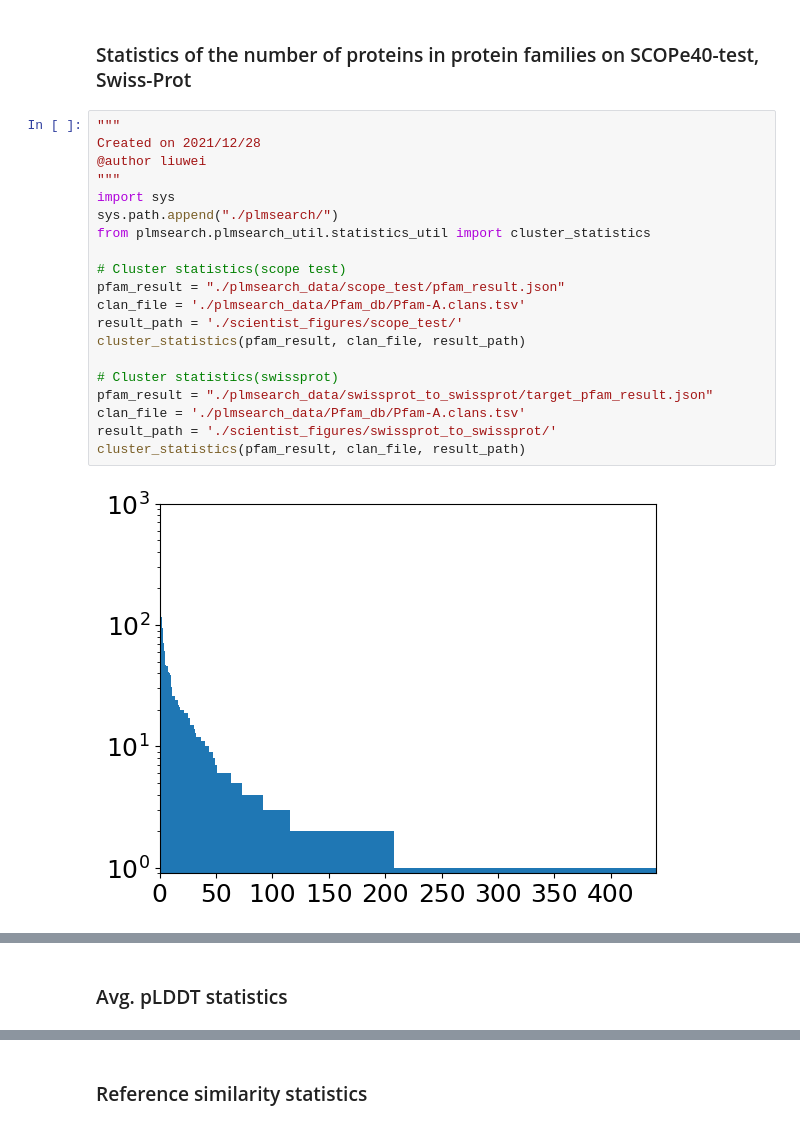
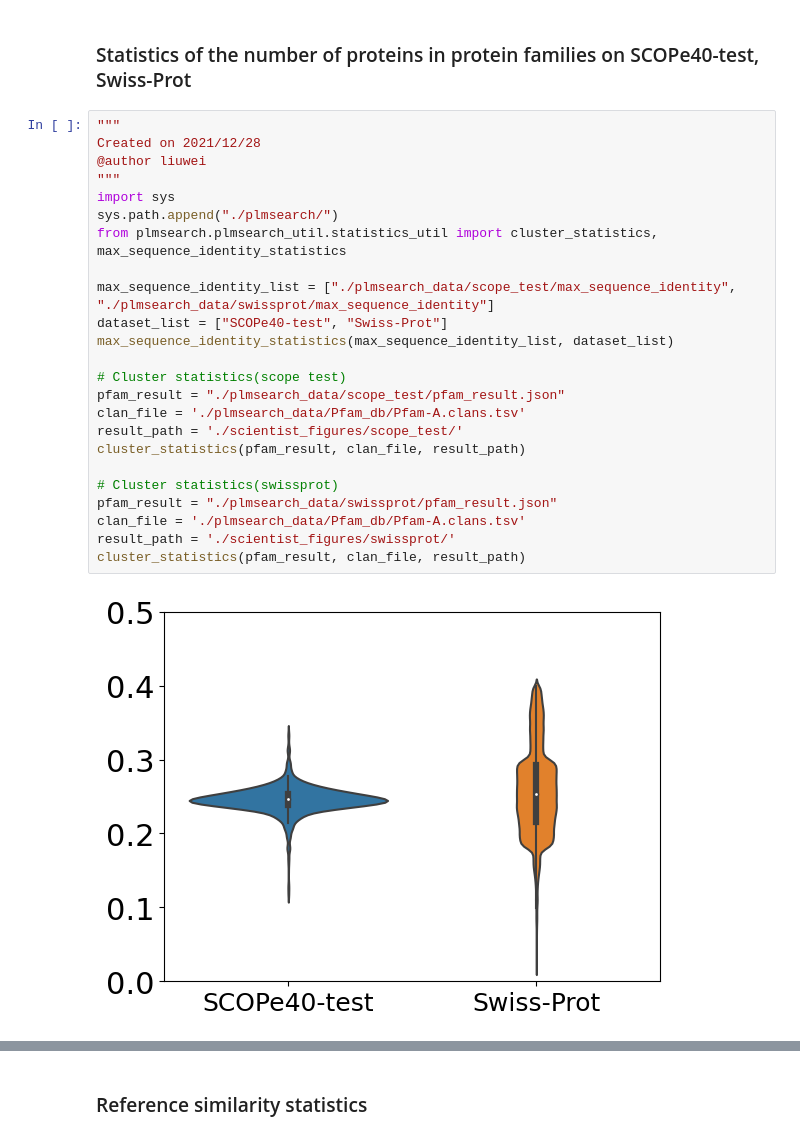
Before and after one commit to maovshao/PLMSearch, a Jupyter notebook: main.ipynb, the cells around one changed output, grey strips where cells are left out. Drawn from its saved outputs; the diff is of its cells as text.

```diff
--- a/main.ipynb
+++ b/main.ipynb
@@ -480,22 +867,26 @@ ss_mat_statistics(ss_mat_path, query_protein_list_path, target_protein_list_path
 # %%
 """
 Created on 2021/12/28
 @author liuwei
 """
 import sys
 sys.path.append("./plmsearch/")
-from plmsearch.plmsearch_util.statistics_util import cluster_statistics
+from plmsearch.plmsearch_util.statistics_util import cluster_statistics, max_sequence_identity_statistics
+
+max_sequence_identity_list = ["./plmsearch_data/scope_test/max_sequence_identity", "./plmsearch_data/swissprot/max_sequence_identity"]
+dataset_list = ["SCOPe40-test", "Swiss-Prot"]
+max_sequence_identity_statistics(max_sequence_identity_list, dataset_list)
 
 # Cluster statistics(scope test)
 pfam_result = "./plmsearch_data/scope_test/pfam_result.json"
 clan_file = './plmsearch_data/Pfam_db/Pfam-A.clans.tsv'
 result_path = './scientist_figures/scope_test/'
 cluster_statistics(pfam_result, clan_file, result_path)
 
 # Cluster statistics(swissprot)
-pfam_result = "./plmsearch_data/swissprot_to_swissprot/target_pfam_result.json"
+pfam_result = "./plmsearch_data/swissprot/pfam_result.json"
 clan_file = './plmsearch_data/Pfam_db/Pfam-A.clans.tsv'
-result_path = './scientist_figures/swissprot_to_swissprot/'
+result_path = './scientist_figures/swissprot/'
 cluster_statistics(pfam_result, clan_file, result_path)
 # %% [output]
-[figure, old version]
+[figure, new version]
@@ -503,2 +894,0 @@ cluster_statistics(pfam_result, clan_file, result_path)
-# %% [markdown]
-### Avg. pLDDT statistics
```
Also changed, not shown: parts of 39 cells of this notebook, 51 other files.
